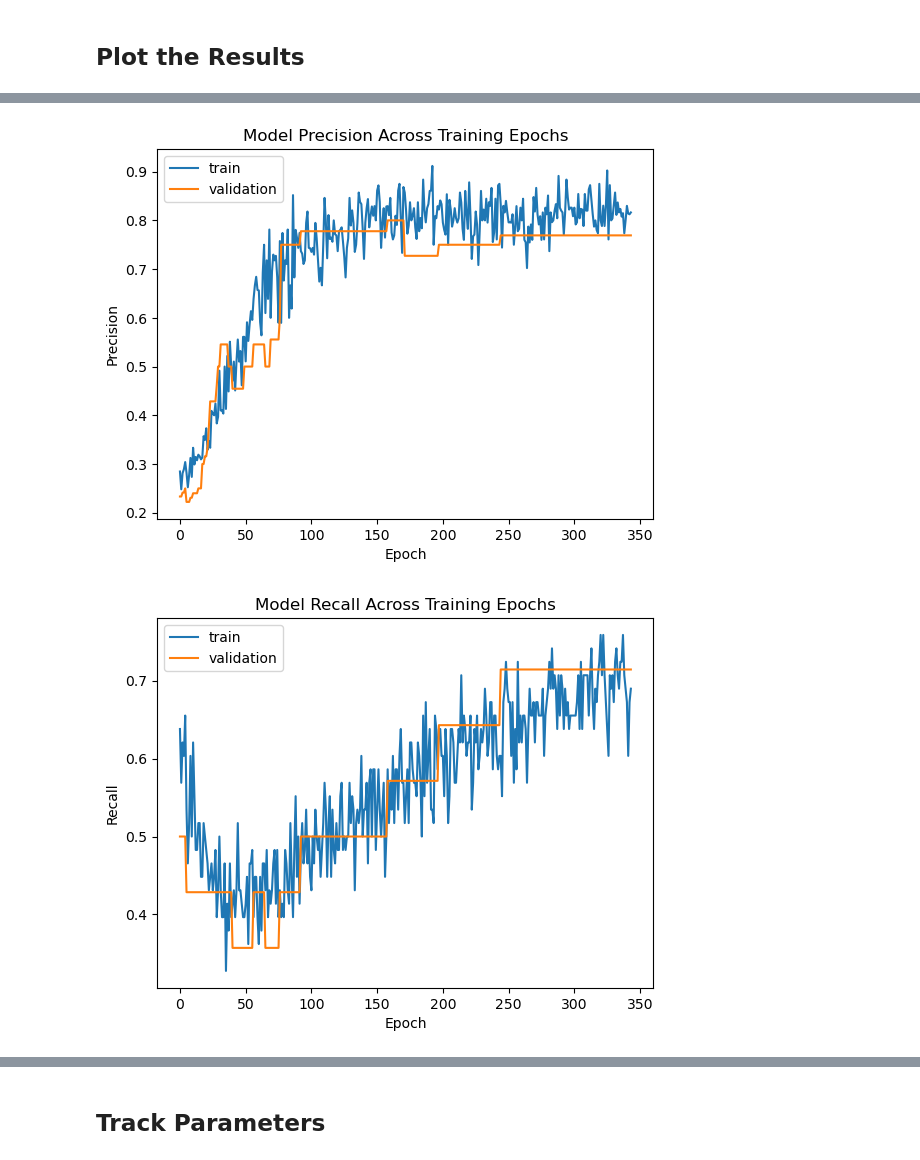
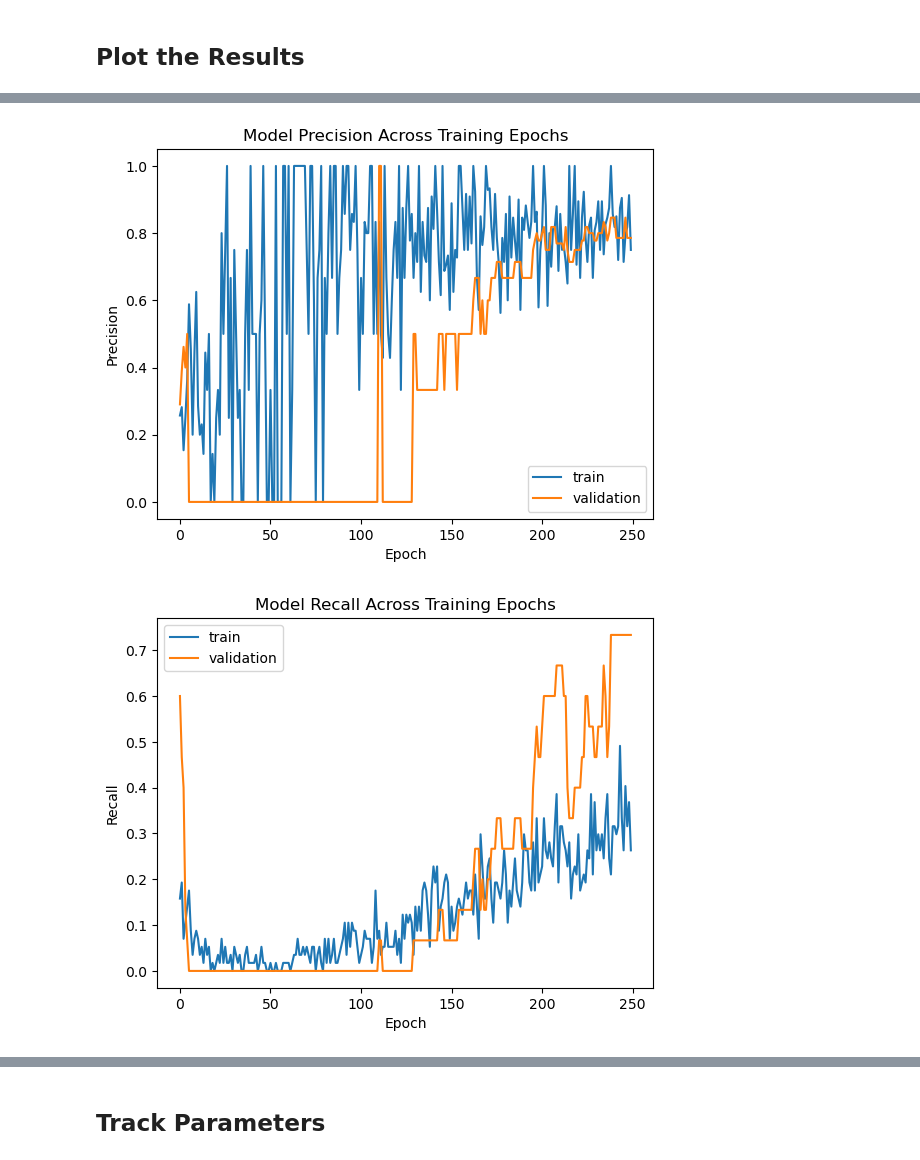
Before and after one commit to ADPriceless/TDA_Asssignment_HeartFailure, a Jupyter notebook: experiment_nn.ipynb, the cells around one changed output, grey strips where cells are left out. Saved outputs shown, nothing was run; the diff lists cells and outputs as text; code cells hidden in the pictures.

Commit message:
setup cross validation of models

```diff
--- a/experiment_nn.ipynb
+++ b/experiment_nn.ipynb
@@ -44,7 +38,7 @@ df_heart.head()
 | 4 | 65.0 | 1 | 160 | 1 | 20 | 0 | 327000.00 | ... |
 # %%
 X = df_heart.drop(columns='DEATH_EVENT')
-y = df_heart['DEATH_EVENT']
+y = df_heart['DEATH_EVENT'].to_numpy()
 # %%
 X_train, X_test, y_train, y_test = train_test_split(
     X, y, random_state=params['random_state'], stratify=y
@@ -185,0 +150,28 @@ Epoch 344: early stopping
+# %%
+histories = []
+
+# Select parameters to use for random search
+model_params = select_model_params(param_dist)
+batch_size, epochs = select_fit_params(param_dist)
+
+# use StratifiedKFold to split the data into training and testing sets
+for train_index, val_index in StratifiedKFold(n_splits=5, shuffle=True, random_state=param_dist['random_state']).split(X_train, y_train):
+    X_train_fold, X_val = X_train[train_index], X_train[val_index]
+    y_train_fold, y_val = y_train[train_index], y_train[val_index]
+
+    # Clear old models to free up memory
+    tf.keras.backend.clear_session()
+
+    model = create_model(**model_params)
+
+    # Fit the model
+    history = model.fit(
+        X_train_fold, y_train_fold, validation_data=(X_val, y_val),
+        batch_size=batch_size,
+        epochs=epochs,
+        use_multiprocessing=True,
+        workers=-1
+    )
+
+    # Save the model history
+    histories.append(history)
@@ -186,9 +196,11 @@ Epoch 344: early stopping
+# %%
+history = histories[0].history
 # %% [markdown]
 ## Plot the Results
 # %%
-def plot_epochs(variable: str):
-    plt.plot(history.history[variable])
-    plt.plot(history.history['val_' + variable])
+def plot_epochs(history: dict, variable: str):
+    plt.plot(history[variable])
+    plt.plot(history['val_' + variable])
     plt.title(f'Model {variable.capitalize()} Across Training Epochs')
     plt.ylabel(variable.capitalize())
     plt.xlabel('Epoch')
@@ -205,9 +222,9 @@ plot_epochs('accuracy')
 # %%
-plot_epochs('precision')
+plot_epochs(history, 'precision')
 # %% [output]
-[figure, old version]
+[figure, new version]
 # %%
-plot_epochs('recall')
+plot_epochs(history, 'recall')
 # %% [output]
-[figure, old version]
+[figure, new version]
 # %%
```
Also changed, not shown: parts of 28 cells of this notebook.
